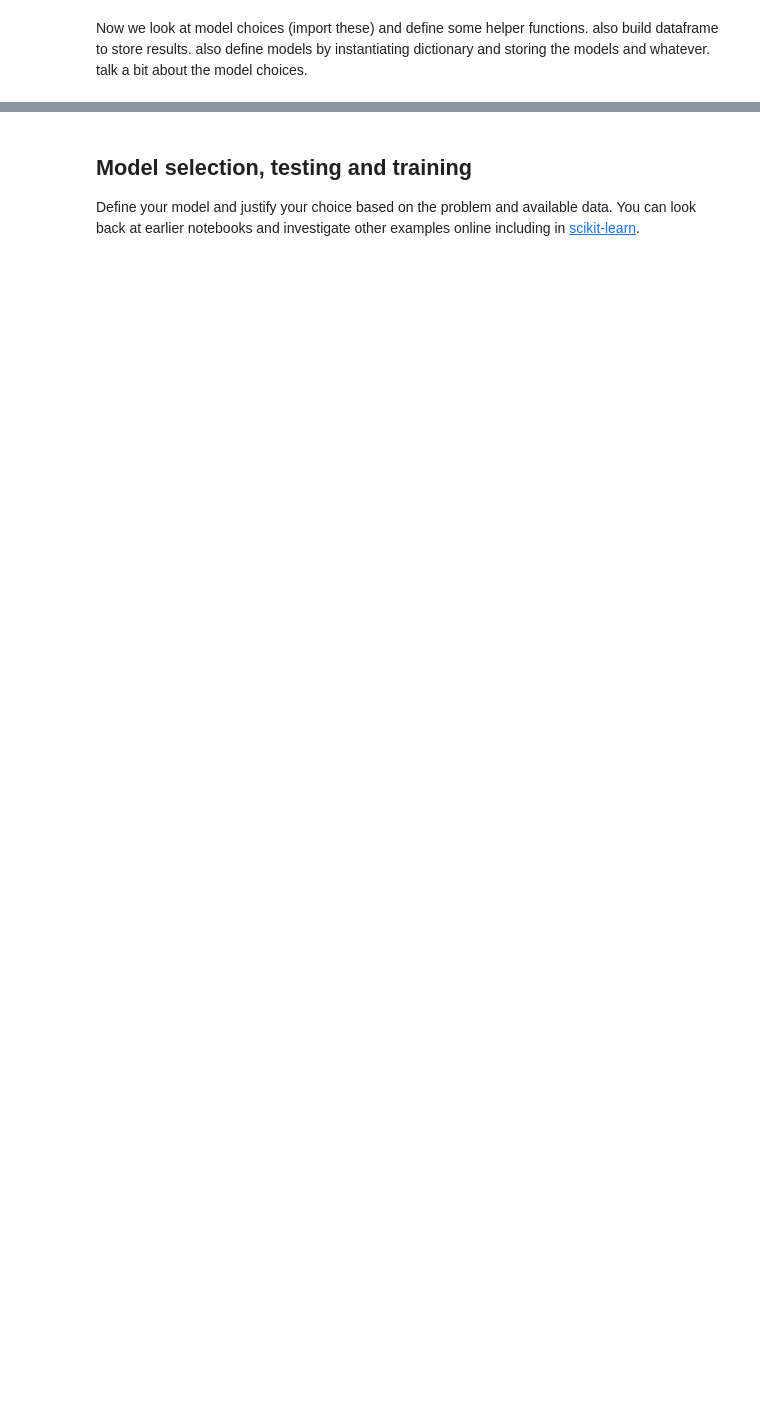
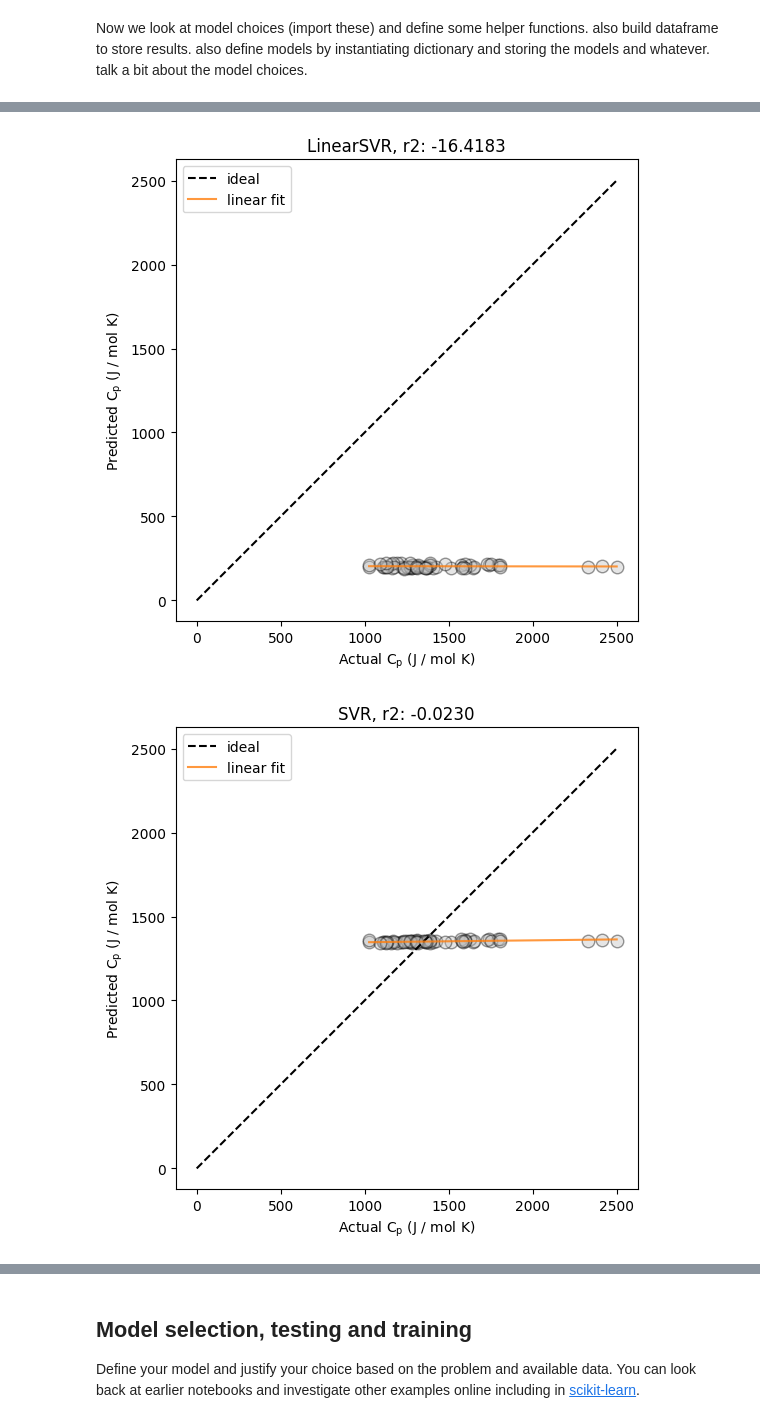
Before and after one commit to whyyyyyft/ML-materials, a Jupyter notebook: ML_Research.ipynb, the cells around one changed output, grey strips where cells are left out. Saved outputs shown, nothing was run; the diff lists cells and outputs as text; code cells hidden in the pictures; blank space fills up the shorter version.

Commit message:
linear svr is acting up but i want to save these changes

```diff
--- a/ML_Research.ipynb
+++ b/ML_Research.ipynb
@@ -327,0 +458,4 @@ Now we look at model choices (import these) and define some helper functions. al
+# %%
+# Sort in order of increasing validation r2 score
+df_classics = df_classics.sort_values('r2_val', ignore_index=True)
+df_classics
@@ -327,0 +500,2 @@ Now we look at model choices (import these) and define some helper functions. al
+# %%
+model.fit(X_train, y_train)
@@ -327,0 +504,18 @@ Now we look at model choices (import these) and define some helper functions. al
+# %%
+def plot_pred_act(act, pred, model, reg_line=True, label=''):
+    xy_max = np.max([np.max(act), np.max(pred)])
+
+    plot = plt.figure(figsize=(6,6))
+    plt.plot(act, pred, 'o', ms=9, mec='k', mfc='silver', alpha=0.4)
+    plt.plot([0, xy_max], [0, xy_max], 'k--', label='ideal')
+    if reg_line:
+        polyfit = np.polyfit(act, pred, deg=1)
+        reg_ys = np.poly1d(polyfit)(np.unique(act))
+        plt.plot(np.unique(act), reg_ys, alpha=0.8, label='linear fit')
+    plt.axis('scaled')
+    plt.xlabel(f'Actual {label}')
+    plt.ylabel(f'Predicted {label}')
+    plt.title(f'{type(model).__name__}, r2: {r2_score(act, pred):0.4f}')
+    plt.legend(loc='upper left')
+
+    return plot
@@ -327,0 +525,12 @@ Now we look at model choices (import these) and define some helper functions. al
+# %%
+for row in range(df_classics.shape[0]):
+    model_name = df_classics.iloc[row]['model_name']
+
+    model = classic_models[model_name]
+    y_act_val = y_val
+    y_pred_val = model.predict(X_val)
+
+    plot = plot_pred_act(y_act_val, y_pred_val, model, reg_line=True, label='$\mathrm{C}_\mathrm{p}$ (J / mol K)')
+# %% [output]
+[figure, added]
+[figure, added]
```
Also changed, not shown: parts of 30 cells of this notebook.
